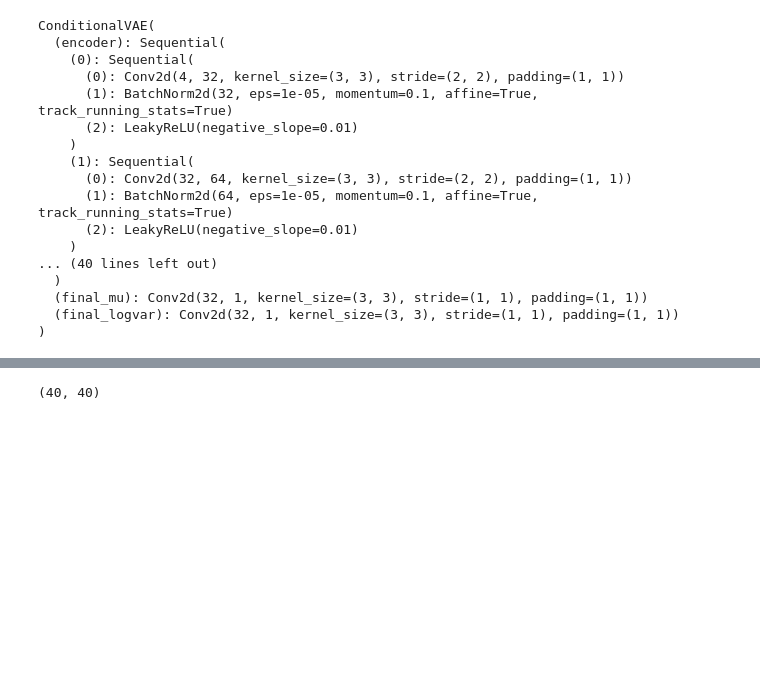
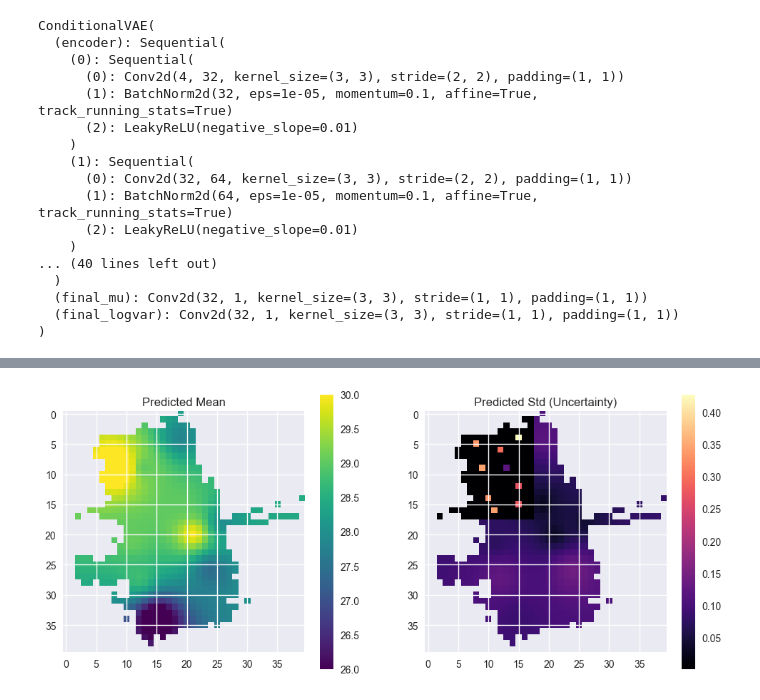
Before and after one commit to longwei-xiao/PyTorch-VAE, a Jupyter notebook: test_model_file_2.ipynb, the cells around one changed output, grey strips where cells are left out. Drawn from its saved outputs; the diff is of its cells as text; code cells hidden in the pictures; blank space fills up the shorter version.

Commit message:
added mean and std maps and improved IDW interpolation

```diff
--- a/test_model_file_2.ipynb
+++ b/test_model_file_2.ipynb
@@ -512,6 +537,7 @@ k_probs   = torch.tensor([0.6, 0.133, 0.133, 0.133]).to(device)
 # %%
 
 from tqdm import tqdm
+num_train_locs = 30
 def get_beta(epoch, max_epochs, warmup_epochs=10, final_beta=1.0):
     if epoch < warmup_epochs:
         return 0.0
@@ -631,7 +657,7 @@ model = ConditionalVAE(
     hidden_dims=[32,64,128,256,512]
 ).to(device)
 
-model.load_state_dict(torch.load("conditional_vae_model.pth",map_location=torch.device('cpu')))
+model.load_state_dict(torch.load("conditional_vae_model1.pth",map_location=torch.device('cpu')))
 #model.load_state_dict(torch.load("conditional_vae_model.pth",map_location=torch.device('cuda')))
 print("✅ Model loaded from 'conditional_vae_model.pth'")
 
@@ -918,4 +898,42 @@ plt.show()
-# %%
-pred_full_grid.shape
-# %% [output]
-(40, 40)
+# %%
+import torch
+import matplotlib.pyplot as plt
+
+# ================================================================
+# 5. Extract predictions at the 650 valid locations
+# ================================================================
+mu_vals = mu_pred[4, 0, valid_y, valid_x].cpu().numpy()
+
+# De-normalize using IDW interpolated stats
+mu_orig = mu_vals * interp_std_650 + interp_mean_650
+
+std_vals = std_pred[4, 0, valid_y, valid_x].cpu().numpy()
+
+# De-normalize using IDW interpolated stats
+std_orig = std_vals * interp_std_650
+
+mu_full_grid = np.zeros((H, W), dtype=np.float32)
+mu_full_grid[valid_y_cpu,valid_x_cpu] = mu_orig
+
+std_full_grid = np.zeros((H, W), dtype=np.float32)
+std_full_grid[valid_y_cpu,valid_x_cpu] = std_orig
+
+masked_mu = np.ma.masked_where(mu_full_grid == 0, mu_full_grid)
+
+masked_std = np.ma.masked_where(std_full_grid == 0, std_full_grid)
+# -----------------------------
+# Visualization
+# -----------------------------
+fig, axs = plt.subplots(1, 2, figsize=(12, 5))
+
+im0 = axs[0].imshow(masked_mu, cmap='viridis',vmin = 26, vmax= 30)
+axs[0].set_title("Predicted Mean")
+fig.colorbar(im0, ax=axs[0])
+
+im1 = axs[1].imshow(masked_std, cmap='magma')
+axs[1].set_title("Predicted Std (Uncertainty)")
+fig.colorbar(im1, ax=axs[1])
+
+plt.show()
+# %% [output]
+[figure, added]
```
Also changed, not shown: parts of 7 cells of this notebook, 1 other file.
